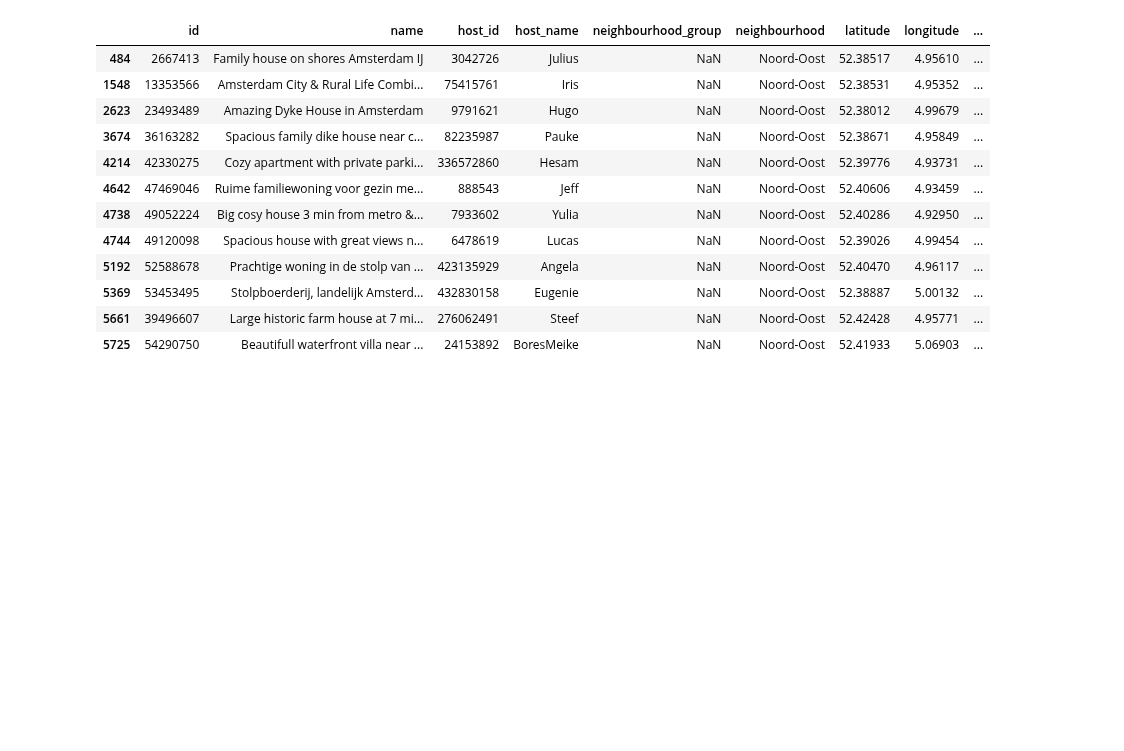
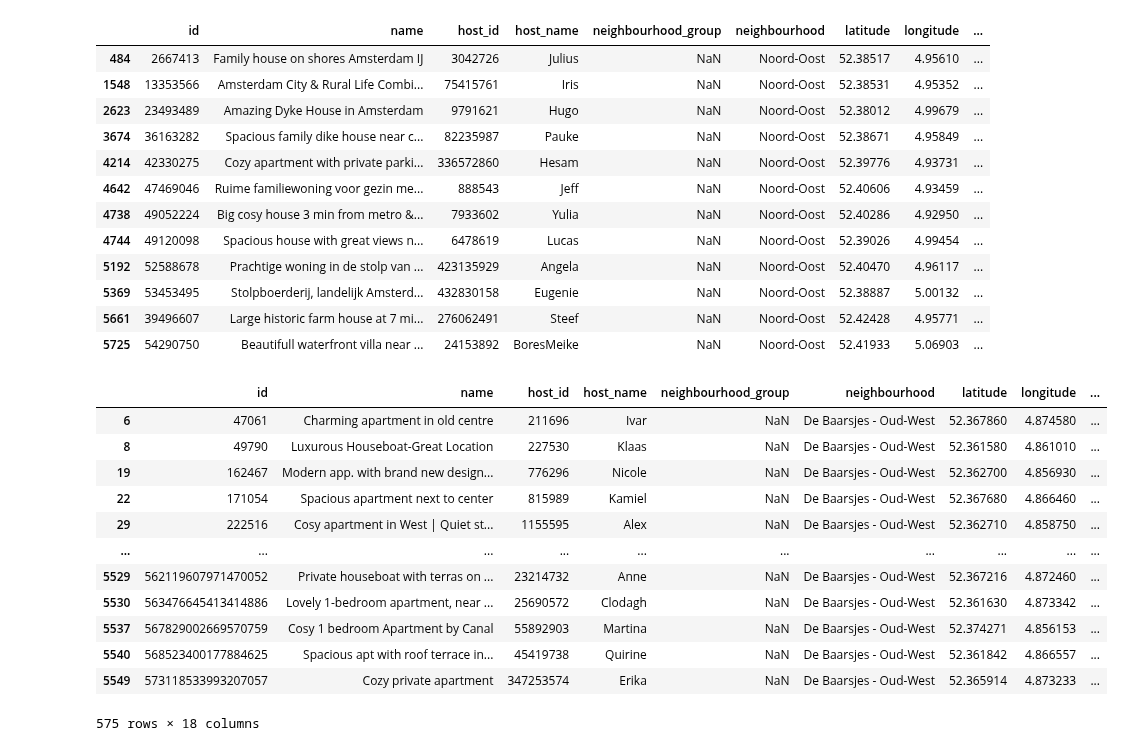
Before and after one commit to matiascabrejos/IA-Humai, a Jupyter notebook: repaso_1.ipynb, the cells around one changed output. Cells and saved outputs as stored; diff of their text form; code cells hidden in the pictures; blank space fills up the shorter version.

```diff
--- a/repaso_1.ipynb
+++ b/repaso_1.ipynb
@@ -162,3 +162,21 @@ df_filthree
 | 5369 | 53453495 | Stolpboerderij, landelijk Amsterd... | 432830158 | Eugenie | NaN | Noord-Oost | 52.38887 | 5.00132 | ... |
 | 5661 | 39496607 | Large historic farm house at 7 mi... | 276062491 | Steef | NaN | Noord-Oost | 52.42428 | 4.95771 | ... |
 | 5725 | 54290750 | Beautifull waterfront villa near ... | 24153892 | BoresMeike | NaN | Noord-Oost | 52.41933 | 5.06903 | ... |
+# %%
+df_filfour = df.query('price > 100 & neighbourhood == "De Baarsjes - Oud-West" & minimum_nights	> 1')
+# %%
+df_filfour
+# %% [output]
+|  | id | name | host_id | host_name | neighbourhood_group | neighbourhood | latitude | longitude | ... |
+| 6 | 47061 | Charming apartment in old centre | 211696 | Ivar | NaN | De Baarsjes - Oud-West | 52.367860 | 4.874580 | ... |
+| 8 | 49790 | Luxurous Houseboat-Great Location | 227530 | Klaas | NaN | De Baarsjes - Oud-West | 52.361580 | 4.861010 | ... |
+| 19 | 162467 | Modern app. with brand new design... | 776296 | Nicole | NaN | De Baarsjes - Oud-West | 52.362700 | 4.856930 | ... |
+| 22 | 171054 | Spacious apartment next to center | 815989 | Kamiel | NaN | De Baarsjes - Oud-West | 52.367680 | 4.866460 | ... |
+| 29 | 222516 | Cosy apartment in West | Quiet st... | 1155595 | Alex | NaN | De Baarsjes - Oud-West | 52.362710 | 4.858750 | ... |
+| ... | ... | ... | ... | ... | ... | ... | ... | ... | ... |
+| 5529 | 562119607971470052 | Private houseboat with terras on ... | 23214732 | Anne | NaN | De Baarsjes - Oud-West | 52.367216 | 4.872460 | ... |
+| 5530 | 563476645413414886 | Lovely 1-bedroom apartment, near ... | 25690572 | Clodagh | NaN | De Baarsjes - Oud-West | 52.361630 | 4.873342 | ... |
+| 5537 | 567829002669570759 | Cosy 1 bedroom Apartment by Canal | 55892903 | Martina | NaN | De Baarsjes - Oud-West | 52.374271 | 4.856153 | ... |
+| 5540 | 568523400177884625 | Spacious apt with roof terrace in... | 45419738 | Quirine | NaN | De Baarsjes - Oud-West | 52.361842 | 4.866557 | ... |
+| 5549 | 573118533993207057 | Cozy private apartment | 347253574 | Erika | NaN | De Baarsjes - Oud-West | 52.365914 | 4.873233 | ... |
+575 rows × 18 columns
```
